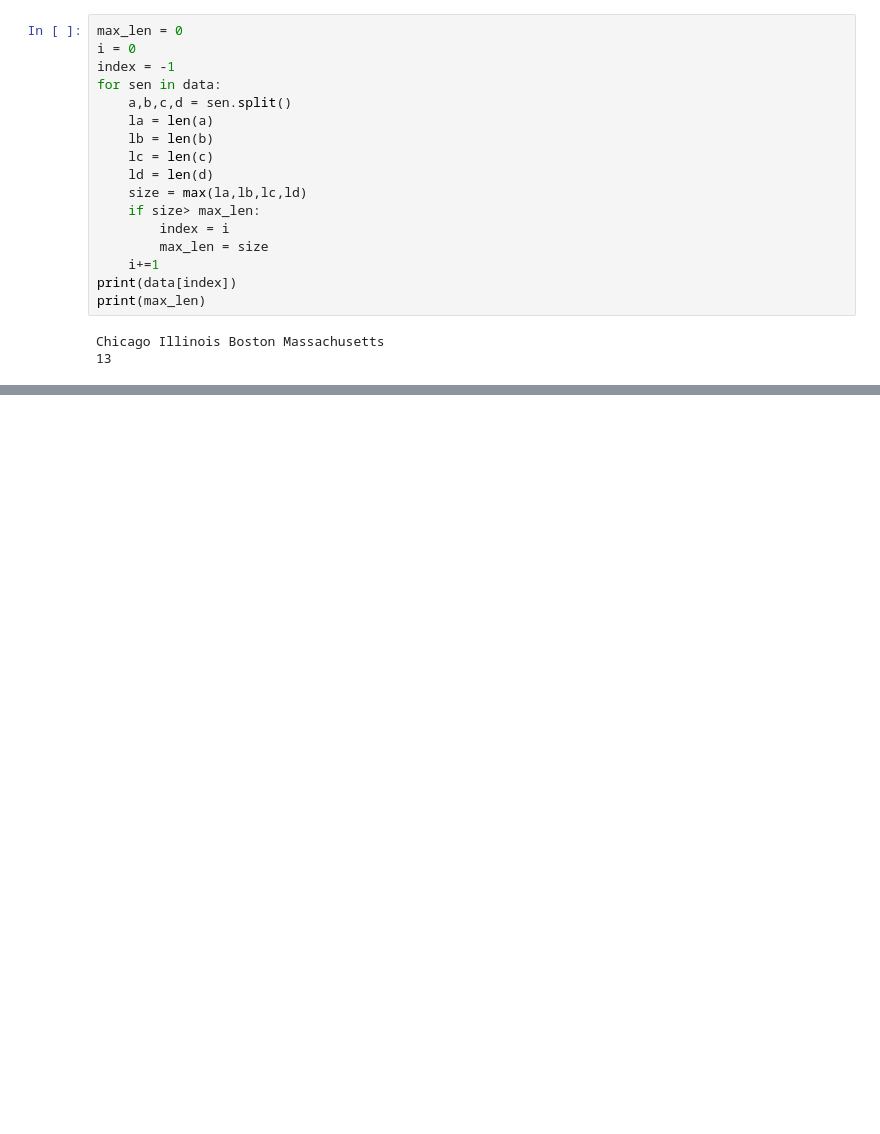
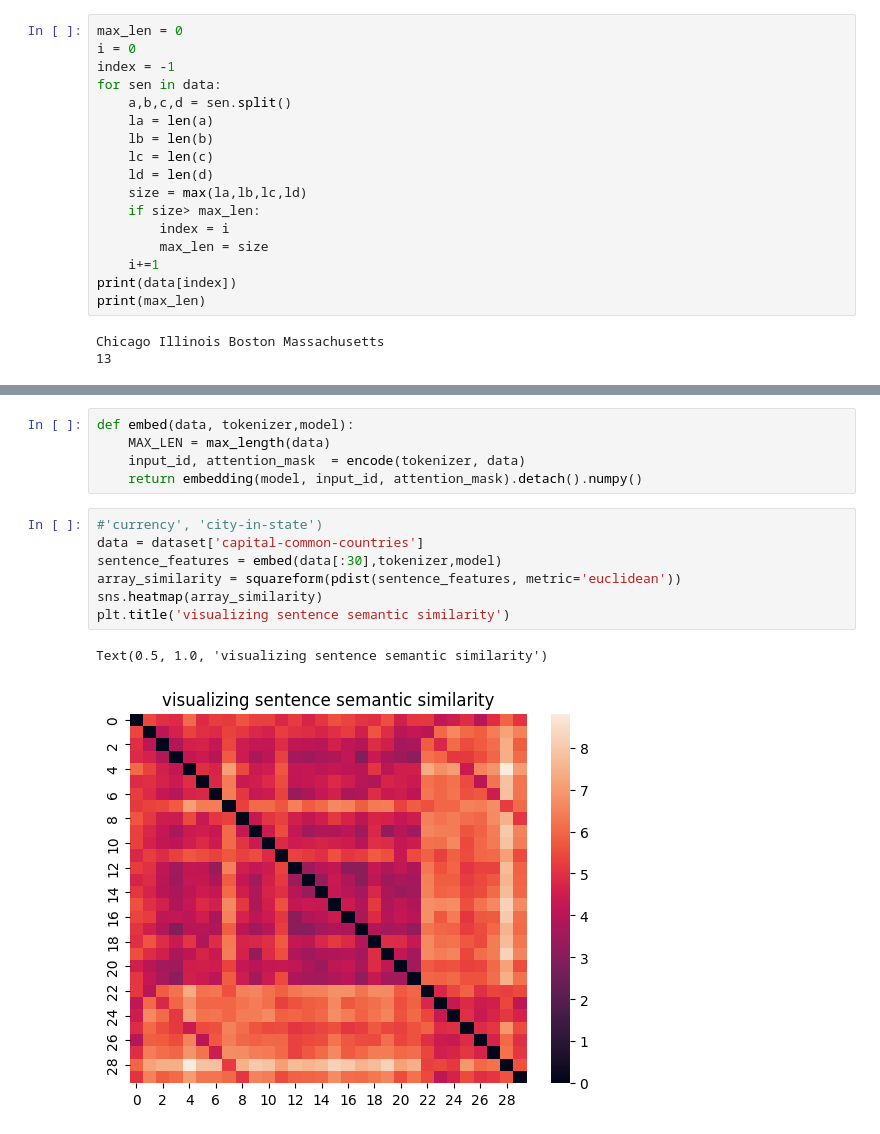
Before and after one commit to PietroC21/Transformers, a Jupyter notebook: bert.ipynb, the cells around one changed output, grey strips where cells are left out. Drawn from its saved outputs; the diff is of its cells as text; blank space fills up the shorter version.

```diff
--- a/bert.ipynb
+++ b/bert.ipynb
@@ -190,0 +306,15 @@ L2 Accuracy :  45.8498
+# %%
+def embed(data, tokenizer,model):
+    MAX_LEN = max_length(data)
+    input_id, attention_mask  = encode(tokenizer, data)
+    return embedding(model, input_id, attention_mask).detach().numpy()
+# %%
+#'currency', 'city-in-state')
+data = dataset['capital-common-countries']
+sentence_features = embed(data[:30],tokenizer,model)
+array_similarity = squareform(pdist(sentence_features, metric='euclidean'))
+sns.heatmap(array_similarity)
+plt.title('visualizing sentence semantic similarity')
+# %% [output]
+Text(0.5, 1.0, 'visualizing sentence semantic similarity')
+[figure, added]
```
Also changed, not shown: parts of 11 cells of this notebook.
